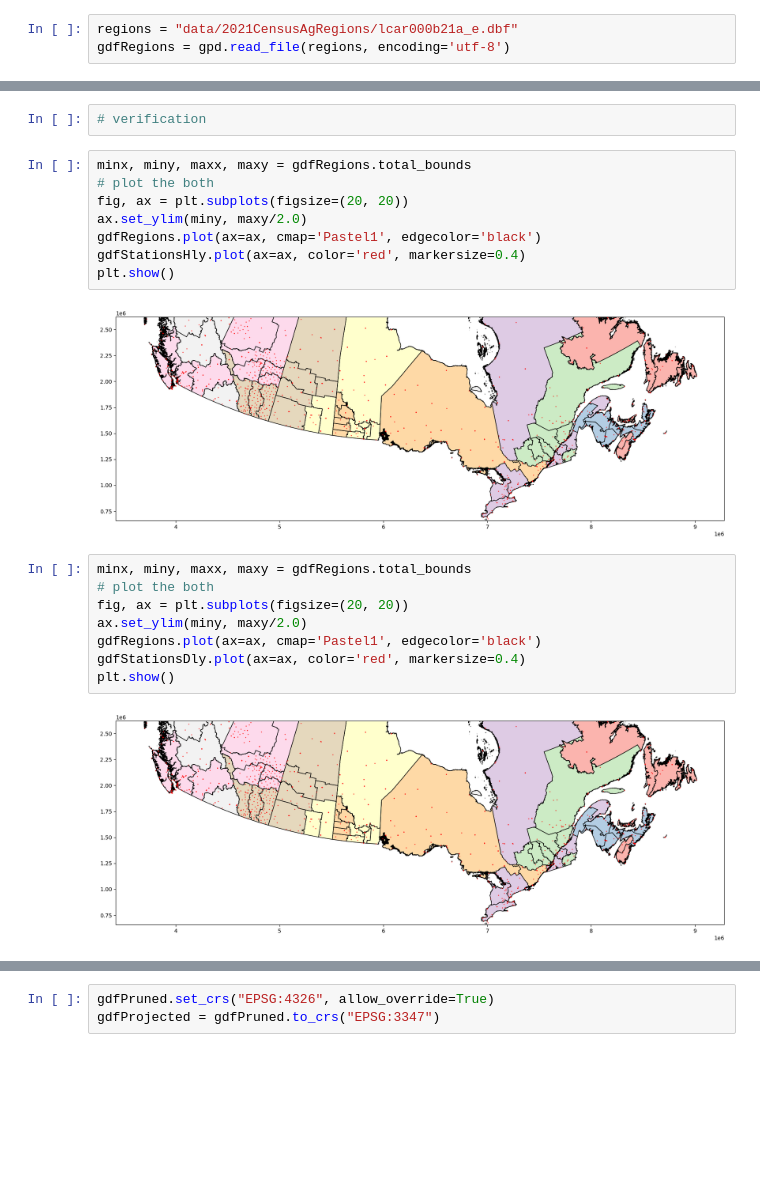
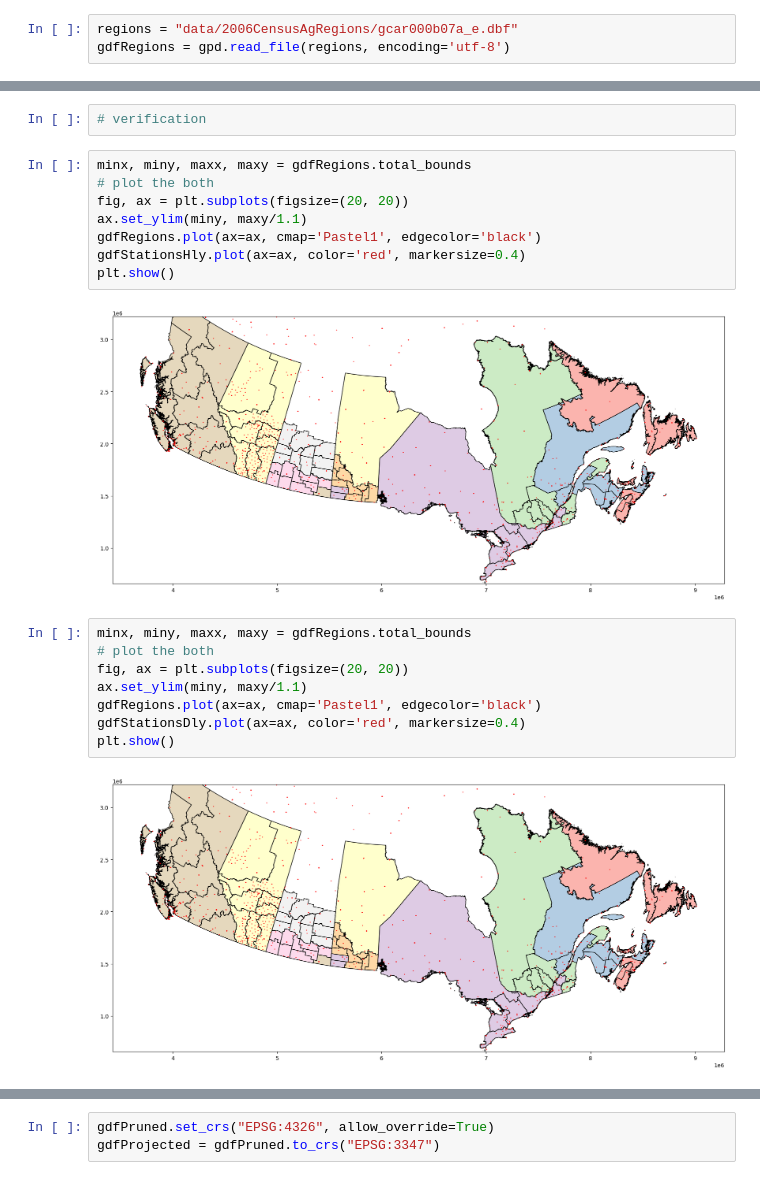
Before and after one commit to ChromaticPanic/CGC_Grain_Outcome_Predictions, a Jupyter notebook: src/WeatherStation/Data_step csv import geo boundaries stations.ipynb, the cells around one changed output, grey strips where cells are left out. Drawn from its saved outputs; the diff is of its cells as text; blank space fills up the shorter version.

Commit message:
regions correct use 2006

```diff
--- a/src/WeatherStation/Data_step csv import geo boundaries stations.ipynb
+++ b/src/WeatherStation/Data_step csv import geo boundaries stations.ipynb
@@ -31,5 +25,5 @@ PGDB = os.getenv('POSTGRES_DB')
 # %%
-regions = "data/2021CensusAgRegions/lcar000b21a_e.dbf"
+regions = "data/2006CensusAgRegions/gcar000b07a_e.dbf"
 gdfRegions = gpd.read_file(regions, encoding='utf-8')
 # %%
 stations = "data/climate_station_list.csv"
@@ -52,23 +46,23 @@ gdfStationsDly = gdfStationsDly.to_crs("EPSG:3347")
 # %%
 minx, miny, maxx, maxy = gdfRegions.total_bounds
 # plot the both
 fig, ax = plt.subplots(figsize=(20, 20))
-ax.set_ylim(miny, maxy/2.0)
+ax.set_ylim(miny, maxy/1.1)
 gdfRegions.plot(ax=ax, cmap='Pastel1', edgecolor='black')
 gdfStationsHly.plot(ax=ax, color='red', markersize=0.4)
 plt.show()
 # %% [output]
-[figure, old version]
+[figure, new version]
 # %%
 minx, miny, maxx, maxy = gdfRegions.total_bounds
 # plot the both
 fig, ax = plt.subplots(figsize=(20, 20))
-ax.set_ylim(miny, maxy/2.0)
+ax.set_ylim(miny, maxy/1.1)
 gdfRegions.plot(ax=ax, cmap='Pastel1', edgecolor='black')
 gdfStationsDly.plot(ax=ax, color='red', markersize=0.4)
 plt.show()
 # %% [output]
-[figure, old version]
+[figure, new version]
 # %%
 gdfRegions.head()
 # %% [output]
```
Also changed, not shown: parts of 10 cells of this notebook.
